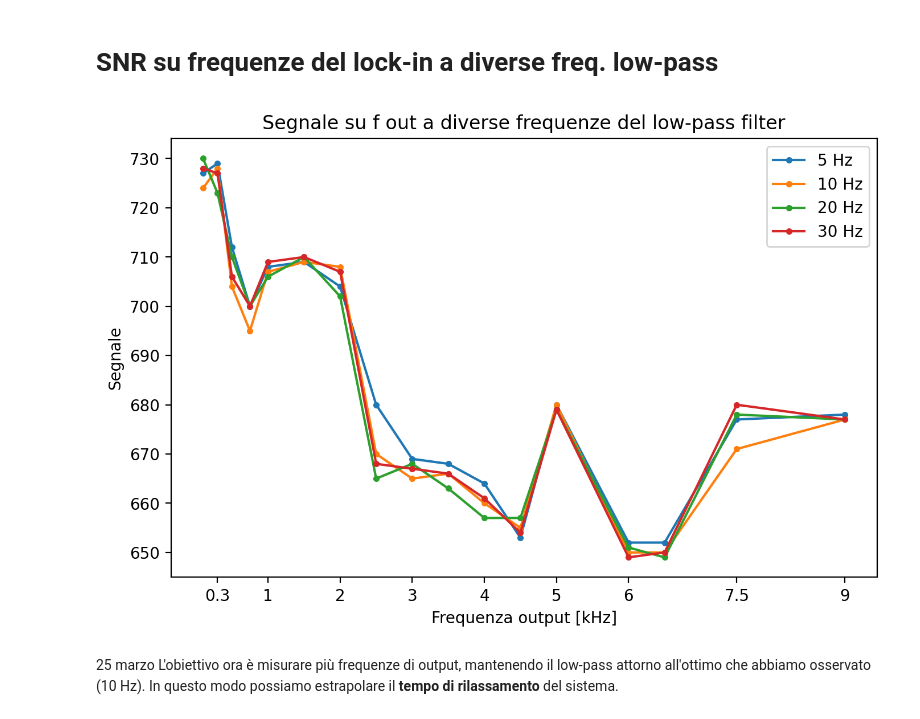
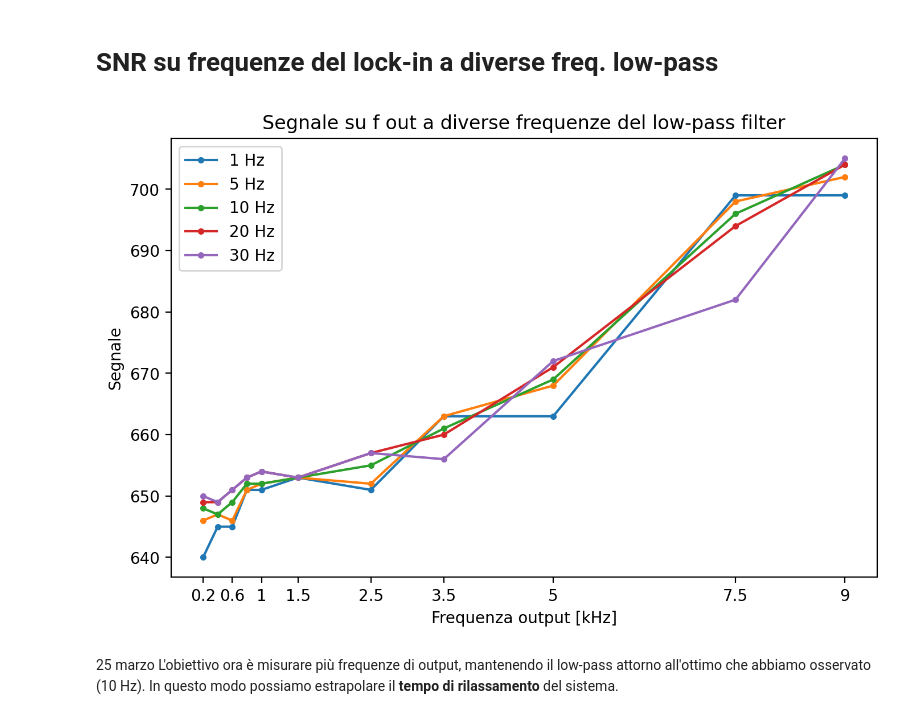
Before and after one commit to zosojack/lab-ss-2, a Jupyter notebook: plot_segnale_frequenza.ipynb, the cells around one changed output. Cells and saved outputs as stored; diff of their text form; code cells hidden in the pictures.

```diff
--- a/plot_segnale_frequenza.ipynb
+++ b/plot_segnale_frequenza.ipynb
@@ -21,10 +21,10 @@ num_colonne = dati.shape[1]
 # le successive colonne sono i valori SNR a frequenza chopper fissa
 y = [dati[:,i] for i in range(1, num_colonne)] # dalla seconda all'ultima: SNR
 # le frequenze del chopper vengono messe ad etichetta
-low_pass = [5, 10, 20, 30]
+low_pass = [1, 5, 10, 20, 30]
 x = low_pass # Prima colonna: frequenza low-pass filter
 intestazione = np.loadtxt("data/segnale_lock_in.csv", max_rows=1)
-lock_in = [100, 300, 500, 750, 1000, 1500, 2000, 2500, 3000, 3500, 4000, 4500, 5000, 6000, 6500, 7500, 9000]
+lock_in = [200, 400, 600, 800, 1000, 1500, 2500, 3500, 5000, 7500, 9000]
 lock_in = np.array(lock_in) / 1000
 
 N_lock_in  = len(lock_in)
@@ -53,30 +53,30 @@ A 10 Hz di low pass stiamo tagliando la maggior parte del rumore, senza tagliare
 # %%
 x2 = np.array(lock_in)
 y2 = []
 for j in range(N_low_pass):
     help = []
     for i in range(N_lock_in):
         help.append(y[i][j])
     y2.append(help)
 
 
-x2_ticks = [0.3, 1, 2, 3, 4, 5, 6, 7.5, 9]
+x2_ticks = [0.2, 0.6, 1, 1.5, 2.5, 3.5, 5, 7.5, 9]
 
 
 # Plot
 plt.figure(figsize=(8, 5), dpi=200)
 for i in range(N_low_pass):
     plt.plot(x2, y2[i], marker='o', label=f"{low_pass[i]} Hz", linestyle='-', markersize=3)
 plt.xlabel("Frequenza output [kHz]")
 #plt.xscale('log')
 plt.xticks(x2_ticks, x2_ticks)
 plt.ylabel("Segnale")
 plt.title("Segnale su f out a diverse frequenze del low-pass filter")
 #plt.grid(linestyle='--')
 plt.legend()
 plt.show()
 # %% [output]
-[figure, old version]
+[figure, new version]
 # %% [markdown]
 25 marzo
 L'obiettivo ora è misurare più frequenze di output, mantenendo il low-pass attorno all'ottimo che abbiamo osservato (10 Hz). In questo modo possiamo estrapolare il **tempo di rilassamento** del sistema.
```
Also changed, not shown: parts of 2 cells of this notebook, 6 other files.
